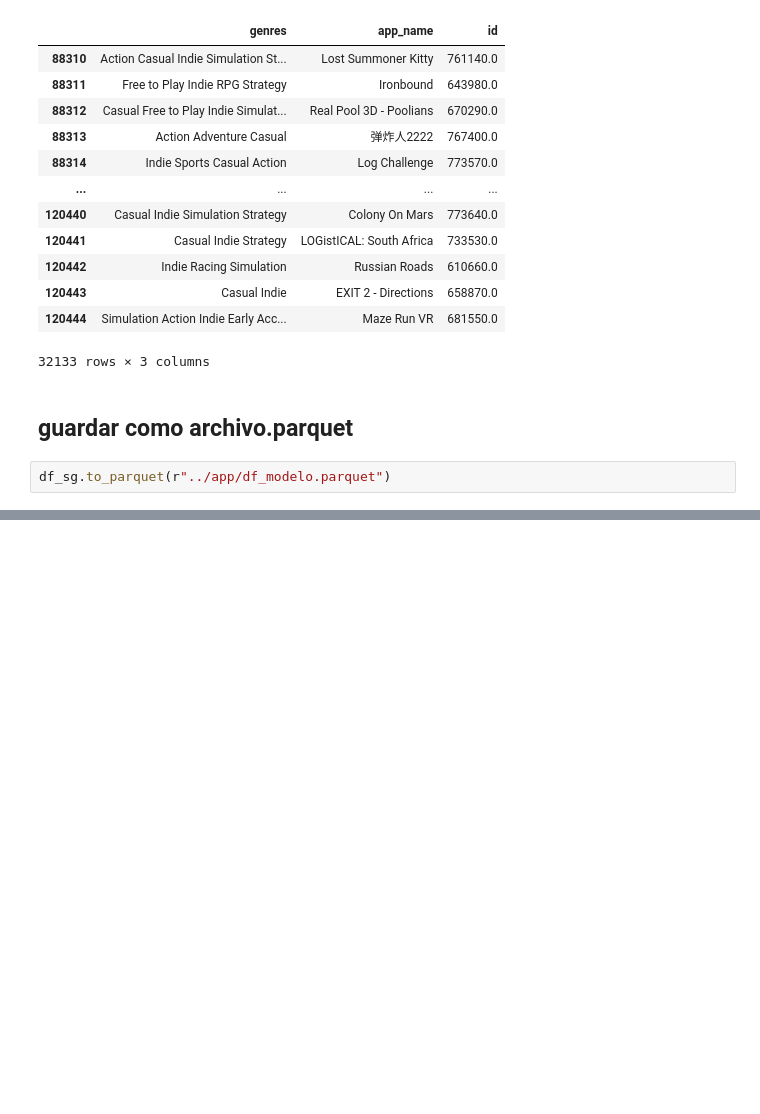
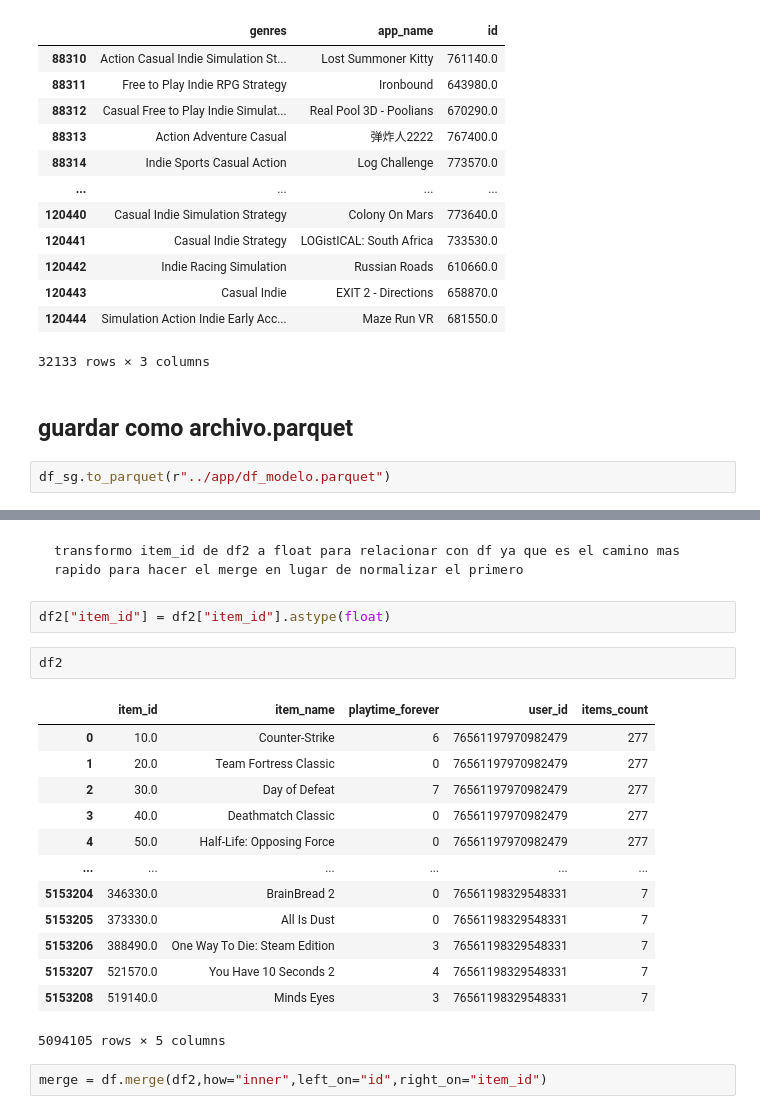
Before and after one commit to tDelbarco/PI_ML_OPS, a Jupyter notebook: ETL_&_EDA/ETL.ipynb, the cells around one changed output, grey strips where cells are left out. Saved outputs shown, nothing was run; the diff lists cells and outputs as text; blank space fills up the shorter version.

```diff
--- a/ETL_&_EDA/ETL.ipynb
+++ b/ETL_&_EDA/ETL.ipynb
@@ -1538,0 +1581,22 @@ df_sg.to_parquet(r"../app/df_modelo.parquet")
+# %% [markdown]
+    transformo item_id de df2 a float para relacionar con df ya que es el camino mas rapido para hacer el merge en lugar de normalizar el primero
+# %%
+df2["item_id"] = df2["item_id"].astype(float)
+# %%
+df2
+# %% [output]
+|  | item_id | item_name | playtime_forever | user_id | items_count |
+| 0 | 10.0 | Counter-Strike | 6 | 76561197970982479 | 277 |
+| 1 | 20.0 | Team Fortress Classic | 0 | 76561197970982479 | 277 |
+| 2 | 30.0 | Day of Defeat | 7 | 76561197970982479 | 277 |
+| 3 | 40.0 | Deathmatch Classic | 0 | 76561197970982479 | 277 |
+| 4 | 50.0 | Half-Life: Opposing Force | 0 | 76561197970982479 | 277 |
+| ... | ... | ... | ... | ... | ... |
+| 5153204 | 346330.0 | BrainBread 2 | 0 | 76561198329548331 | 7 |
+| 5153205 | 373330.0 | All Is Dust | 0 | 76561198329548331 | 7 |
+| 5153206 | 388490.0 | One Way To Die: Steam Edition | 3 | 76561198329548331 | 7 |
+| 5153207 | 521570.0 | You Have 10 Seconds 2 | 4 | 76561198329548331 | 7 |
+| 5153208 | 519140.0 | Minds Eyes | 3 | 76561198329548331 | 7 |
+5094105 rows × 5 columns
+# %%
+merge = df.merge(df2,how="inner",left_on="id",right_on="item_id")
```
Also changed, not shown: parts of 21 cells of this notebook, 4 other files.
